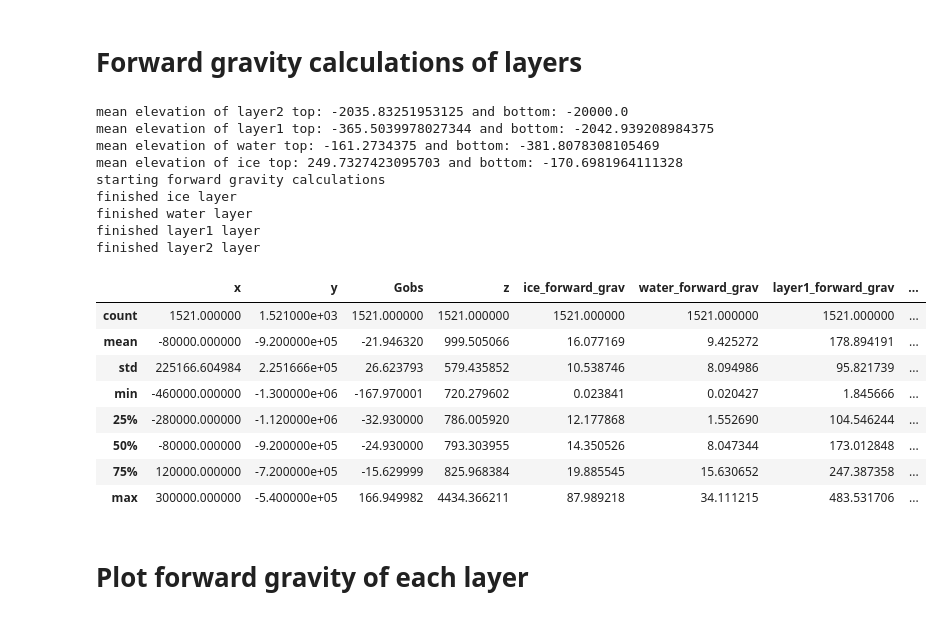
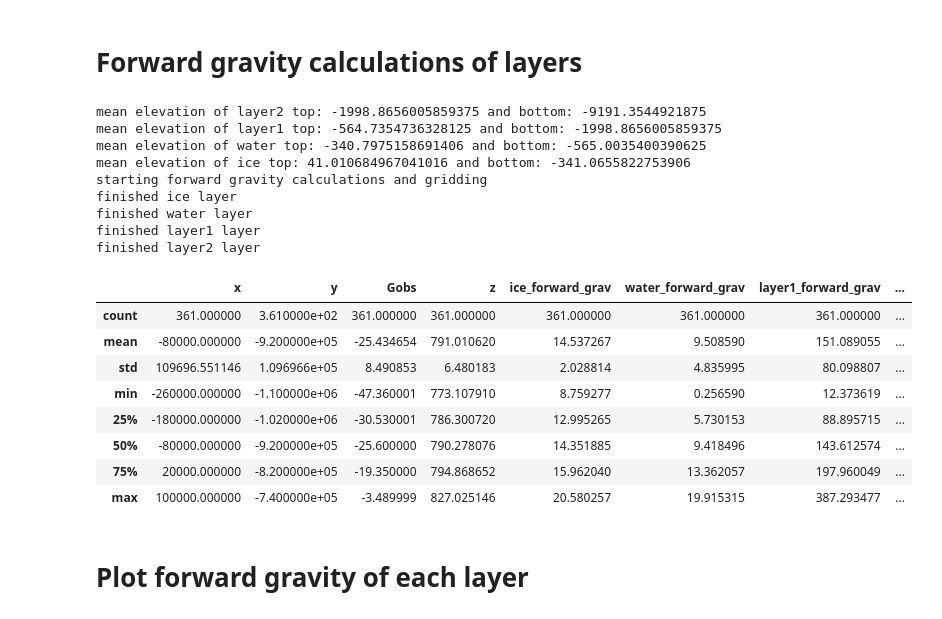
Before and after one commit to mdtanker/RIS_gravity_inversion, a Jupyter notebook: harmonica_inversion_grav_column_der.ipynb, the cells around one changed output. Drawn from its saved outputs; the diff is of its cells as text; code cells hidden in the pictures.

```diff
--- a/harmonica_inversion_grav_column_der.ipynb
+++ b/harmonica_inversion_grav_column_der.ipynb
@@ -7,6 +7,8 @@ from tqdm import tqdm
 from scipy.sparse.linalg import lsqr
 import scipy as sp
 import rioxarray
+from gravbox import *
+from tqdm import tqdm
 
 # Plotting maps using GMT
 import pygmt
@@ -17,17 +19,25 @@ import harmonica as hm
 from grav_column_der import grav_column_der
 
 # RIS tight extent
-# e_fig = -560000
-# w_fig = 400000
-# n_fig = -1400000
-# s_fig = -440000
+e_fig = -560000
+w_fig = 400000
+n_fig = -1400000
+s_fig = -440000
 
 # RIS zoomed in extent
-zoom = 300e3
+zoom = 400e3
 e_fig = -560000+zoom
 w_fig = 400000-zoom
 n_fig = -1400000+zoom
 s_fig = -440000-zoom
+
+# RIS zoomed and south shifted extent
+# zoom = 400e3
+# shift = 200e3
+# e_fig = -560000+zoom
+# w_fig = 400000-zoom
+# n_fig = -1400000+zoom-shift
+# s_fig = -440000-zoom-shift
 
 fig_reg = [e_fig, w_fig, n_fig, s_fig]
 
@@ -37,8 +47,7 @@ fig_ratio = (s_fig-n_fig)/(fig_height/1000)
 fig_proj = f"x1:{fig_ratio}"
 fig_proj_ll = f"s0/-90/-71/1:{fig_ratio}"
 fig_reg_ll = "-180/180/-90/-71"
-# buffer = (w_fig - e_fig)
-buffer = 200e3
+buffer = 100e3
 
 e_inv = int(e_fig-buffer)
 w_inv = int(w_fig+buffer)
@@ -237,8 +269,8 @@ for i, (k, v) in enumerate(layers.items()):
 
     plot_coast(projection=projection, region=plot_region)
 
-    if k == 'layer1':
-        plot_constraints(region=plot_region, projection=projection, df=constraints_df)
+    # if k == 'layer1':
+    #     plot_constraints(region=plot_region, projection=projection, df=constraints_df)
 
     fig.shift_origin(xshift=(inv_width+2)/10)
 
@@ -263,9 +295,10 @@ for i, j in enumerate(reversed_layers_list):
         layers[j]['prisms']=hm.prism_layer(
             coordinates=(list(layers[j]['grid'].x), list(layers[j]['grid'].y)),
             surface=layers[j]['grid'].z,
-            reference=-20e3,
+            # reference=-5e3,
+            reference = np.nanmin(layers[j]['grid'].z.values)*2, # bottom of prisms is twice the deepest depth
             properties={'density':layers[j]['grid'].density})
-        print(f'mean elevation of {j} top: {layers[j]["prisms"].top.values.mean()} and bottom: {layers[j]["prisms"].bottom.values.mean()}')
+        print(f'mean elevation of {j} top: {np.nanmean(layers[j]["prisms"].top.values)} and bottom: {np.nanmean(layers[j]["prisms"].bottom.values)}')
 
     else:
         if layers[j]['spacing'] != layers[reversed_layers_list[i-1]]['spacing']:
@@ -283,49 +316,51 @@ for i, j in enumerate(reversed_layers_list):
                 surface=layers[j]['grid'].z,
                 reference=tmp_grd,
                 properties={'density':layers[j]['grid'].density})
-            print(f'mean elevation of {j} top: {layers[j]["prisms"].top.values.mean()} and bottom: {layers[j]["prisms"].bottom.values.mean()}')
+            print(f'mean elevation of {j} top: {np.nanmean(layers[j]["prisms"].top.values)} and bottom: {np.nanmean(layers[j]["prisms"].bottom.values)}')
         else:
             layers[j]['prisms']=hm.prism_layer(
                 coordinates=(list(layers[j]['grid'].x), list(layers[j]['grid'].y)),
                 surface=layers[j]['grid'].z,
                 reference=layers[reversed_layers_list[i-1]]['grid'].z,
                 properties={'density':layers[j]['grid'].density})
-            print(f'mean elevation of {j} top: {layers[j]["prisms"].top.values.mean()} and bottom: {layers[j]["prisms"].bottom.values.mean()}')
+            print(f'mean elevation of {j} top: {np.nanmean(layers[j]["prisms"].top.values)} and bottom: {np.nanmean(layers[j]["prisms"].bottom.values)}')
 
-print('starting forward gravity calculations')
+print('starting forward gravity calculations and gridding')
 for k, v in layers.items():
     df_grav[f'{k}_forward_grav'] = v['prisms'].prism_layer.gravity(
         coordinates = (df_grav.x, df_grav.y, df_grav.z),
         field = 'g_z', progressbar=True)
     print(f'finished {k} layer')
+    layers[k]['forward_grav'] = pygmt.xyz2grd(data=df_grav[['x','y',f'{k}_forward_grav']],
+                        region=inv_reg, spacing=grav_spacing, projection=inv_proj)
 
 # add gravity effects of all input layers
 for i, j in enumerate(layers_list):
     if i == 0:
         df_grav['forward_grav_total'] = df_grav[f'{j}_forward_grav']
     else:
         df_grav['forward_grav_total'] += df_grav[f'{j}_forward_grav']
 
 df_grav.describe()
 # %% [output]
-mean elevation of layer2 top: -2035.83251953125 and bottom: -20000.0
-mean elevation of layer1 top: -365.5039978027344 and bottom: -2042.939208984375
-mean elevation of water top: -161.2734375 and bottom: -381.8078308105469
-mean elevation of ice top: 249.7327423095703 and bottom: -170.6981964111328
-starting forward gravity calculations
+mean elevation of layer2 top: -1998.8656005859375 and bottom: -9191.3544921875
+mean elevation of layer1 top: -564.7354736328125 and bottom: -1998.8656005859375
+mean elevation of water top: -340.7975158691406 and bottom: -565.0035400390625
+mean elevation of ice top: 41.010684967041016 and bottom: -341.0655822753906
+starting forward gravity calculations and gridding
 finished ice layer
 finished water layer
 finished layer1 layer
 finished layer2 layer
 |  | x | y | Gobs | z | ice_forward_grav | water_forward_grav | layer1_forward_grav | ... |
-| count | 1521.000000 | 1.521000e+03 | 1521.000000 | 1521.000000 | 1521.000000 | 1521.000000 | 1521.000000 | ... |
-| mean | -80000.000000 | -9.200000e+05 | -21.946320 | 999.505066 | 16.077169 | 9.425272 | 178.894191 | ... |
-| std | 225166.604984 | 2.251666e+05 | 26.623793 | 579.435852 | 10.538746 | 8.094986 | 95.821739 | ... |
-| min | -460000.000000 | -1.300000e+06 | -167.970001 | 720.279602 | 0.023841 | 0.020427 | 1.845666 | ... |
-| 25% | -280000.000000 | -1.120000e+06 | -32.930000 | 786.005920 | 12.177868 | 1.552690 | 104.546244 | ... |
-| 50% | -80000.000000 | -9.200000e+05 | -24.930000 | 793.303955 | 14.350526 | 8.047344 | 173.012848 | ... |
-| 75% | 120000.000000 | -7.200000e+05 | -15.629999 | 825.968384 | 19.885545 | 15.630652 | 247.387358 | ... |
-| max | 300000.000000 | -5.400000e+05 | 166.949982 | 4434.366211 | 87.989218 | 34.111215 | 483.531706 | ... |
+| count | 361.000000 | 3.610000e+02 | 361.000000 | 361.000000 | 361.000000 | 361.000000 | 361.000000 | ... |
+| mean | -80000.000000 | -9.200000e+05 | -25.434654 | 791.010620 | 14.537267 | 9.508590 | 151.089055 | ... |
+| std | 109696.551146 | 1.096966e+05 | 8.490853 | 6.480183 | 2.028814 | 4.835995 | 80.098807 | ... |
+| min | -260000.000000 | -1.100000e+06 | -47.360001 | 773.107910 | 8.759277 | 0.256590 | 12.373619 | ... |
+| 25% | -180000.000000 | -1.020000e+06 | -30.530001 | 786.300720 | 12.995265 | 5.730153 | 88.895715 | ... |
+| 50% | -80000.000000 | -9.200000e+05 | -25.600000 | 790.278076 | 14.351885 | 9.418496 | 143.612574 | ... |
+| 75% | 20000.000000 | -8.200000e+05 | -19.350000 | 794.868652 | 15.962040 | 13.362057 | 197.960049 | ... |
+| max | 100000.000000 | -7.400000e+05 | -3.489999 | 827.025146 | 20.580257 | 19.915315 | 387.293477 | ... |
 # %% [markdown]
 # Plot forward gravity of each layer
 # %%
```
Also changed, not shown: parts of 17 cells of this notebook, 13 other files.
